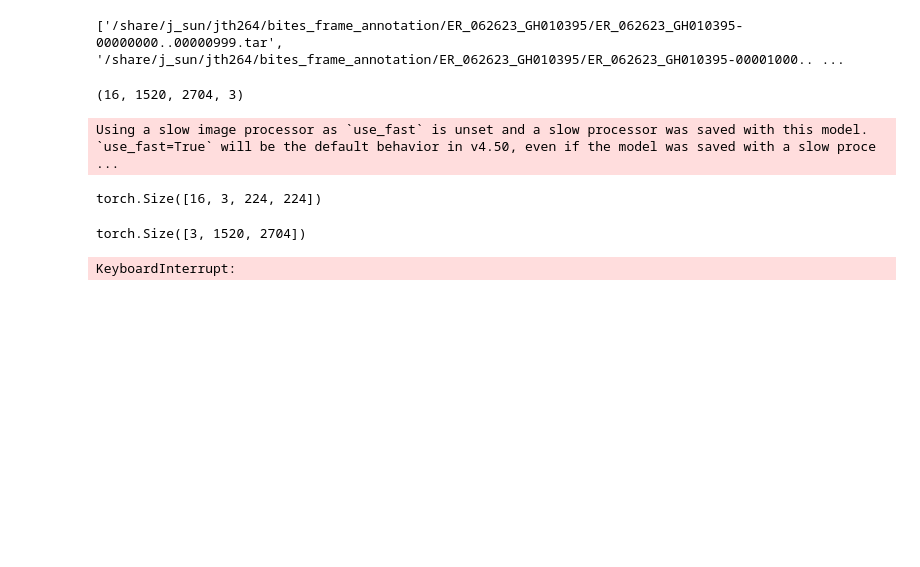
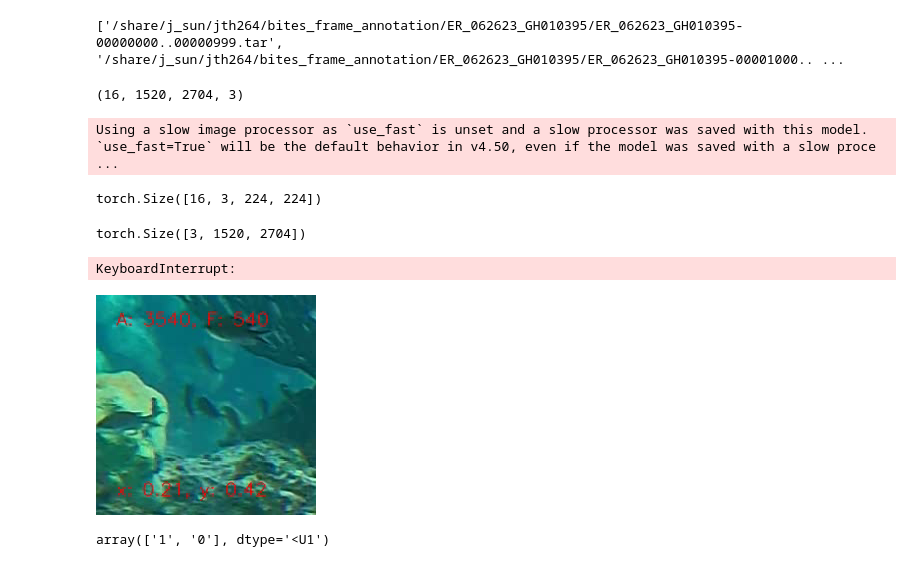
Before and after one commit to JeromeTH/fish-benchmark, a Jupyter notebook: data/wdataset.ipynb, the cells around one changed output. Saved outputs shown, nothing was run; the diff lists cells and outputs as text; code cells hidden in the pictures; blank space fills up the shorter version.

Commit message:
reorganized data files and created abby's dataset object

```diff
--- a/data/wdataset.ipynb
+++ b/data/wdataset.ipynb
@@ -140,3 +140,23 @@ for id, (image, annotation) in tqdm(enumerate(dataset)):
     pass
 # %% [output]
 KeyboardInterrupt:
+# %%
+from fish_benchmark.data.dataset import AbbyDataset
+import yaml
+config = yaml.safe_load(open("../config/datasets.yml"))
+# %%
+DATASET = "Abby"
+dataset = AbbyDataset(
+    path = config[DATASET]['path'],
+    transform = None
+)
+# %%
+frame, label = next(iter(dataset))
+# %%
+frame
+# %% [output]
+[figure, added]
+# %%
+label
+# %% [output]
+array(['1', '0'], dtype='<U1')
```
Also changed, not shown: 12 other files.
